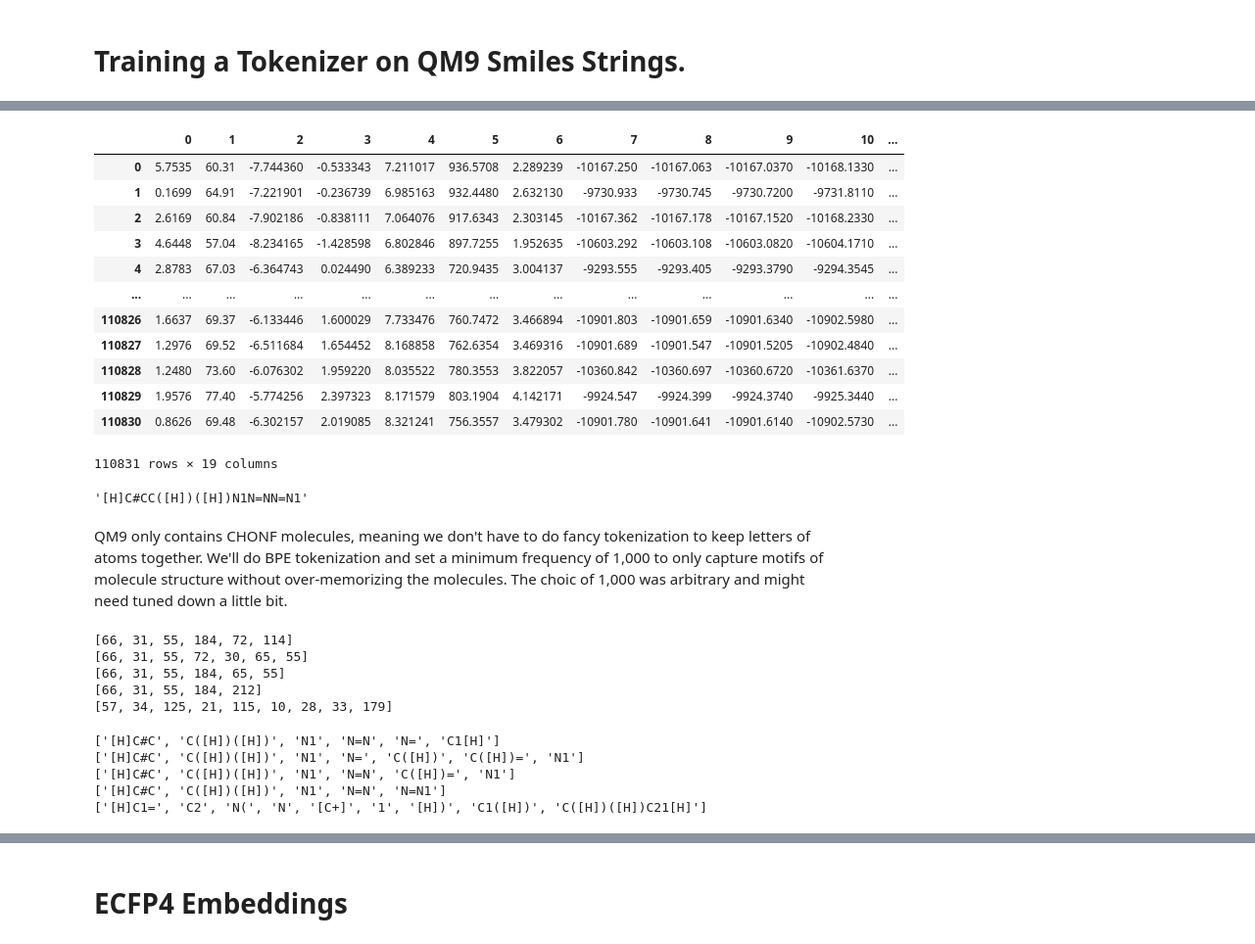
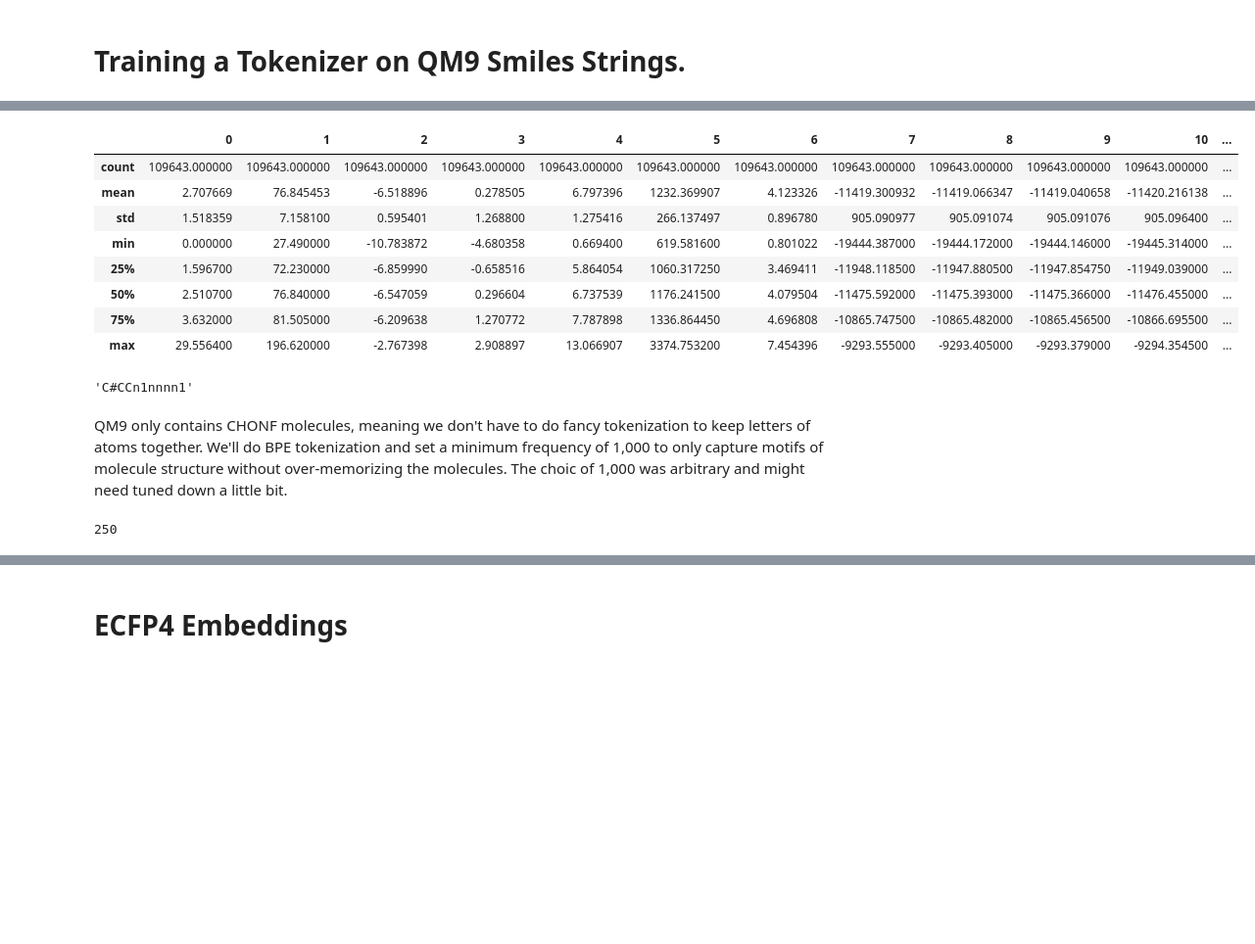
Before and after one commit to kmheckel/MPNN_QC, a Jupyter notebook: ST/st.ipynb, the cells around one changed output, grey strips where cells are left out. Shown: that part at 98% size. Cells and saved outputs as stored; diff of their text form; code cells hidden in the pictures; blank space fills up the shorter version.

```diff
--- a/ST/st.ipynb
+++ b/ST/st.ipynb
@@ -39,5 +59,19 @@ def to_jax(tokenized):
     tokens = [np.array(t.ids, dtype=np.uint8) for t in tokenized]
     attn = [np.array(t.attention_mask, dtype=np.uint8) for t in tokenized]
     return jnp.array(tokens), jnp.array(attn)
+# %%
+def sanitize_data(smiles_with_h, properties):
+    # Convert the SMILES string to an RDKit molecule object
+    mols = smiles_with_h.map(Chem.MolFromSmiles)
+
+    na_indexes = mols[mols.isna()].index
+    properties_cleaned = properties.drop(index=na_indexes)
+    mols = mols.dropna()
+
+    # Remove explicit hydrogens
+    mols_no_h = mols.map(Chem.RemoveHs)
+
+    # Convert back to SMILES string
+    return mols_no_h.map(Chem.MolToSmiles), properties_cleaned
 # %%
-x, y = load_data("train.csv")
+x, y = sanitize_data(*load_data("train.csv"))
@@ -44,23 +96,19 @@ x, y = load_data("train.csv")
 # %%
-y
+y.describe()
 # %% [output]
 |  | 0 | 1 | 2 | 3 | 4 | 5 | 6 | 7 | 8 | 9 | 10 | ... |
-| 0 | 5.7535 | 60.31 | -7.744360 | -0.533343 | 7.211017 | 936.5708 | 2.289239 | -10167.250 | -10167.063 | -10167.0370 | -10168.1330 | ... |
-| 1 | 0.1699 | 64.91 | -7.221901 | -0.236739 | 6.985163 | 932.4480 | 2.632130 | -9730.933 | -9730.745 | -9730.7200 | -9731.8110 | ... |
-| 2 | 2.6169 | 60.84 | -7.902186 | -0.838111 | 7.064076 | 917.6343 | 2.303145 | -10167.362 | -10167.178 | -10167.1520 | -10168.2330 | ... |
-| 3 | 4.6448 | 57.04 | -8.234165 | -1.428598 | 6.802846 | 897.7255 | 1.952635 | -10603.292 | -10603.108 | -10603.0820 | -10604.1710 | ... |
-| 4 | 2.8783 | 67.03 | -6.364743 | 0.024490 | 6.389233 | 720.9435 | 3.004137 | -9293.555 | -9293.405 | -9293.3790 | -9294.3545 | ... |
-| ... | ... | ... | ... | ... | ... | ... | ... | ... | ... | ... | ... | ... |
-| 110826 | 1.6637 | 69.37 | -6.133446 | 1.600029 | 7.733476 | 760.7472 | 3.466894 | -10901.803 | -10901.659 | -10901.6340 | -10902.5980 | ... |
-| 110827 | 1.2976 | 69.52 | -6.511684 | 1.654452 | 8.168858 | 762.6354 | 3.469316 | -10901.689 | -10901.547 | -10901.5205 | -10902.4840 | ... |
-| 110828 | 1.2480 | 73.60 | -6.076302 | 1.959220 | 8.035522 | 780.3553 | 3.822057 | -10360.842 | -10360.697 | -10360.6720 | -10361.6370 | ... |
-| 110829 | 1.9576 | 77.40 | -5.774256 | 2.397323 | 8.171579 | 803.1904 | 4.142171 | -9924.547 | -9924.399 | -9924.3740 | -9925.3440 | ... |
-| 110830 | 0.8626 | 69.48 | -6.302157 | 2.019085 | 8.321241 | 756.3557 | 3.479302 | -10901.780 | -10901.641 | -10901.6140 | -10902.5730 | ... |
+| count | 109643.000000 | 109643.000000 | 109643.000000 | 109643.000000 | 109643.000000 | 109643.000000 | 109643.000000 | 109643.000000 | 109643.000000 | 109643.000000 | 109643.000000 | ... |
+| mean | 2.707669 | 76.845453 | -6.518896 | 0.278505 | 6.797396 | 1232.369907 | 4.123326 | -11419.300932 | -11419.066347 | -11419.040658 | -11420.216138 | ... |
+| std | 1.518359 | 7.158100 | 0.595401 | 1.268800 | 1.275416 | 266.137497 | 0.896780 | 905.090977 | 905.091074 | 905.091076 | 905.096400 | ... |
+| min | 0.000000 | 27.490000 | -10.783872 | -4.680358 | 0.669400 | 619.581600 | 0.801022 | -19444.387000 | -19444.172000 | -19444.146000 | -19445.314000 | ... |
+| 25% | 1.596700 | 72.230000 | -6.859990 | -0.658516 | 5.864054 | 1060.317250 | 3.469411 | -11948.118500 | -11947.880500 | -11947.854750 | -11949.039000 | ... |
+| 50% | 2.510700 | 76.840000 | -6.547059 | 0.296604 | 6.737539 | 1176.241500 | 4.079504 | -11475.592000 | -11475.393000 | -11475.366000 | -11476.455000 | ... |
+| 75% | 3.632000 | 81.505000 | -6.209638 | 1.270772 | 7.787898 | 1336.864450 | 4.696808 | -10865.747500 | -10865.482000 | -10865.456500 | -10866.695500 | ... |
+| max | 29.556400 | 196.620000 | -2.767398 | 2.908897 | 13.066907 | 3374.753200 | 7.454396 | -9293.555000 | -9293.405000 | -9293.379000 | -9294.354500 | ... |
-110831 rows × 19 columns
 # %%
 x[3]
 # %% [output]
-'[H]C#CC([H])([H])N1N=NN=N1'
+'C#CCn1nnnn1'
 # %% [markdown]
 QM9 only contains CHONF molecules, meaning we don't have to do fancy tokenization to keep letters of atoms together. We'll do BPE tokenization and set a minimum frequency of 1,000 to only capture motifs of molecule structure without over-memorizing the molecules. The choic of 1,000 was arbitrary and might need tuned down a little bit.
 # %%
@@ -70,29 +118,15 @@ tokenizer = Tokenizer(BPE())
 # Use whitespace pre-tokenizer
 
 # Initialize a trainer with your desired settings
-trainer = BpeTrainer(special_tokens=["[PAD]", "[CLS]", "[MASK]"], min_frequency=1_000, show_progress=True)
+trainer = BpeTrainer(special_tokens=["[PAD]"], min_frequency=600, show_progress=True)
 
 # Train your tokenizer on a list of files
 tokenizer.train_from_iterator(x, trainer)
 tokenizer.enable_padding(pad_id=0, pad_token="[PAD]")
 
+print(tokenizer.get_vocab_size())
+
 # Save the tokenizer for later use
 tokenizer.save("./bpe.tokenizer.json")
+# %% [output]
+250
-# %%
-for t in x[:5]:
-    print(tokenizer.encode(t).ids)
-# %% [output]
-[66, 31, 55, 184, 72, 114]
-[66, 31, 55, 72, 30, 65, 55]
-[66, 31, 55, 184, 65, 55]
-[66, 31, 55, 184, 212]
-[57, 34, 125, 21, 115, 10, 28, 33, 179]
-# %%
-for t in x[:5]:
-    print(tokenizer.encode(t).tokens)
-# %% [output]
-['[H]C#C', 'C([H])([H])', 'N1', 'N=N', 'N=', 'C1[H]']
-['[H]C#C', 'C([H])([H])', 'N1', 'N=', 'C([H])', 'C([H])=', 'N1']
-['[H]C#C', 'C([H])([H])', 'N1', 'N=N', 'C([H])=', 'N1']
-['[H]C#C', 'C([H])([H])', 'N1', 'N=N', 'N=N1']
-['[H]C1=', 'C2', 'N(', 'N', '[C+]', '1', '[H])', 'C1([H])', 'C([H])([H])C21[H]']
```
Also changed, not shown: parts of 90 cells of this notebook, 5 other files.
